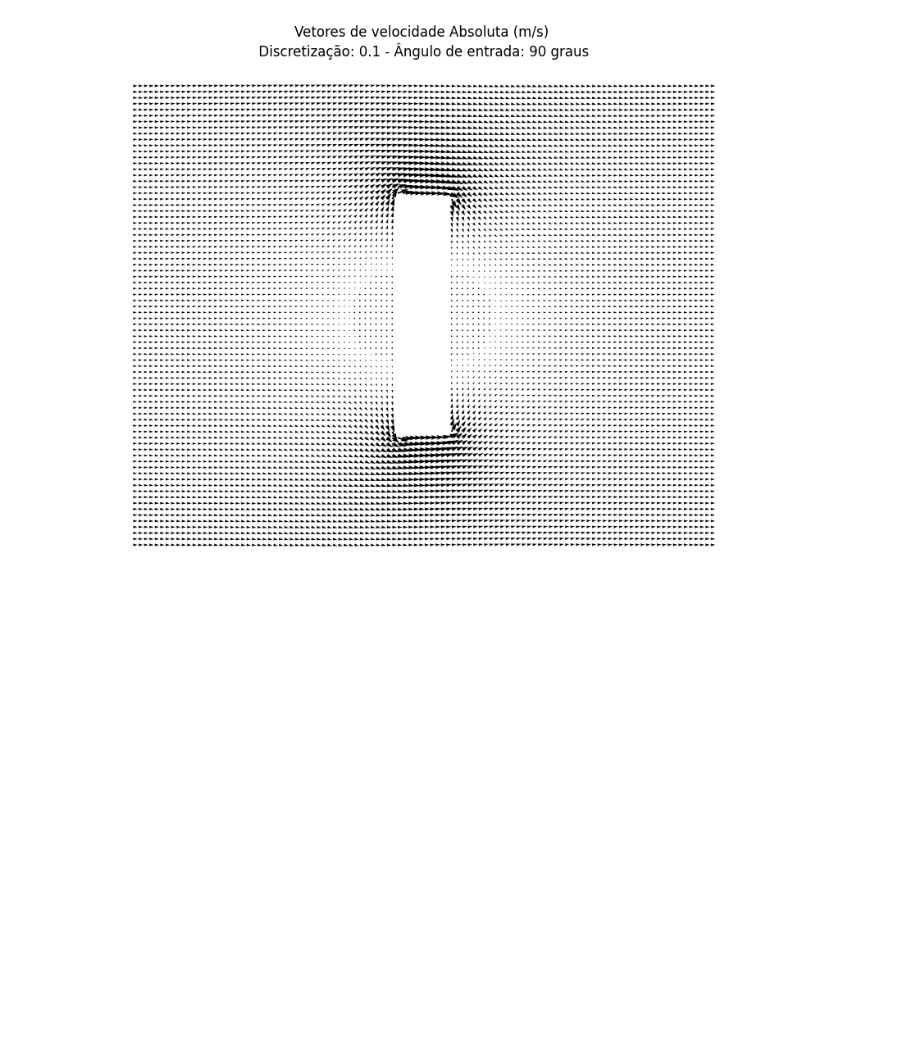
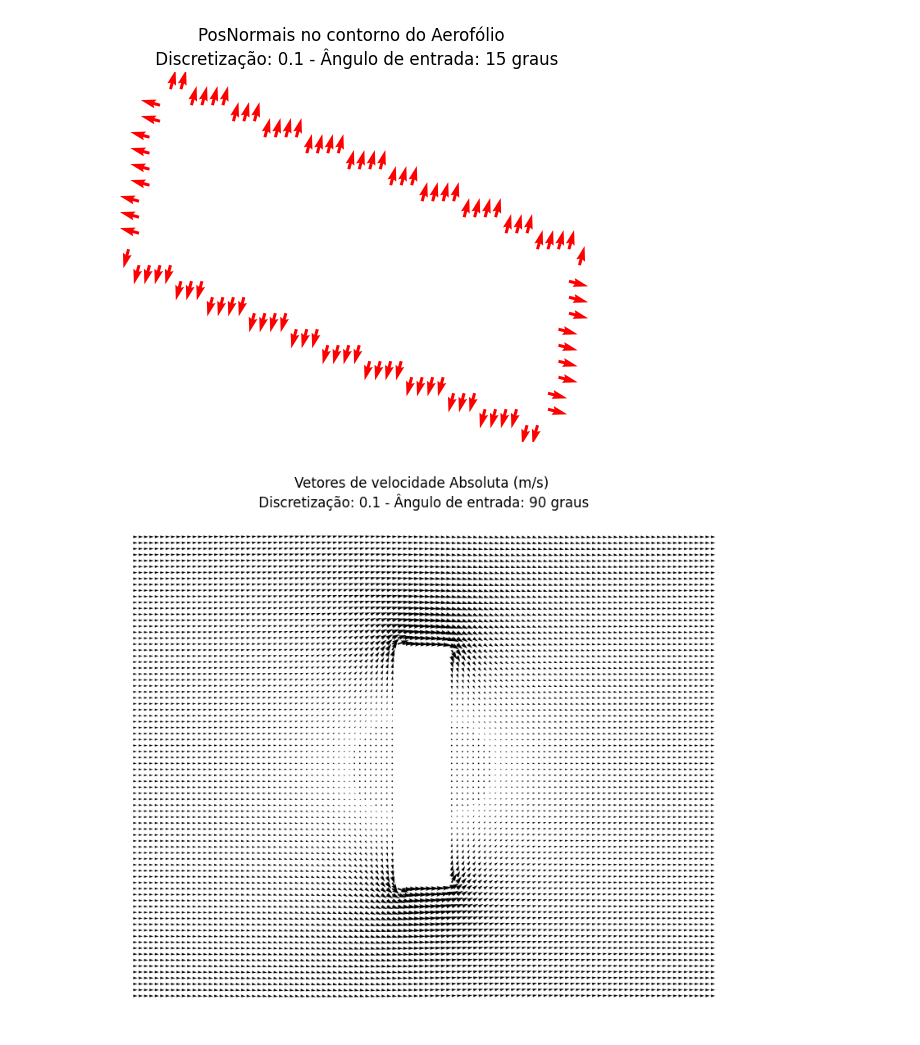
Before and after one commit to guicbelon/EulerRK4_simul, a Jupyter notebook: 3.ipynb, the cells around one changed output. Saved outputs shown, nothing was run; the diff lists cells and outputs as text; code cells hidden in the pictures; blank space fills up the shorter version.

```diff
--- a/3.ipynb
+++ b/3.ipynb
@@ -612,3 +719,9 @@ drag: -0.970400280726079 lift: -529.843302796279
+# %%
+
+
+plot_airfoil_contour(m)
+# %% [output]
+[figure, added]
 # %%
 def plot_velocities_vectors(self):
     """
```
Also changed, not shown: parts of 4 cells of this notebook, 5 other files.
